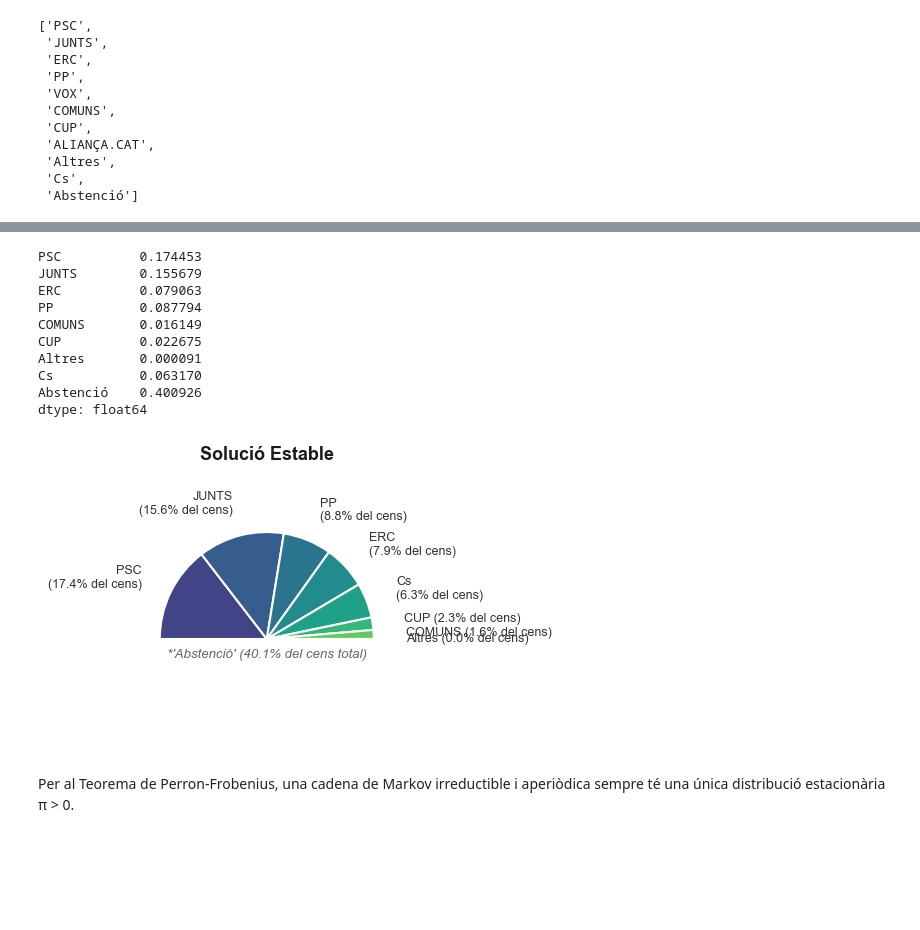
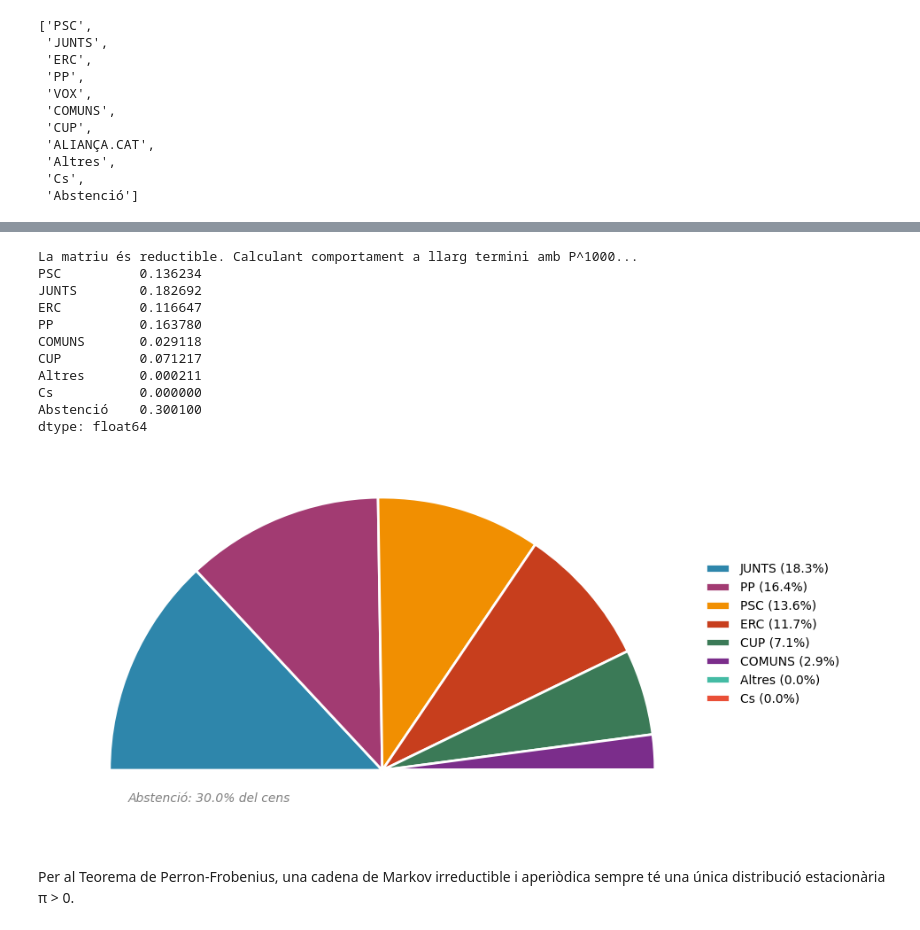
Before and after one commit to la1qa/Markov-Modelling-of-Electoral-Systems, a Jupyter notebook: eliminant.ipynb, the cells around one changed output, grey strips where cells are left out. Saved outputs shown, nothing was run; the diff lists cells and outputs as text; code cells hidden in the pictures; blank space fills up the shorter version.

```diff
--- a/eliminant.ipynb
+++ b/eliminant.ipynb
@@ -74,18 +88,19 @@ Abstenció  0.2108  0.0569  0.4884  0.0000  0.0000  0.0110  0.0000  0.7503     0
 # %%
 print(mc.get_steady_state())
-mc.plot_steady_state()
+mc.plot_steady_state(filename="steady_state_eliminant.png")
 # %% [output]
-PSC          0.174453
-JUNTS        0.155679
-ERC          0.079063
-PP           0.087794
-COMUNS       0.016149
-CUP          0.022675
-Altres       0.000091
-Cs           0.063170
-Abstenció    0.400926
+La matriu és reductible. Calculant comportament a llarg termini amb P^1000...
+PSC          0.136234
+JUNTS        0.182692
+ERC          0.116647
+PP           0.163780
+COMUNS       0.029118
+CUP          0.071217
+Altres       0.000211
+Cs           0.000000
+Abstenció    0.300100
 dtype: float64
-[figure, old version]
+[figure, new version]
 # %% [markdown]
 Per al Teorema de Perron-Frobenius, una cadena de Markov irreductible i aperiòdica sempre té una única distribució estacionària π > 0.
 # %%
```
Also changed, not shown: parts of 10 cells of this notebook, 40 other files.
